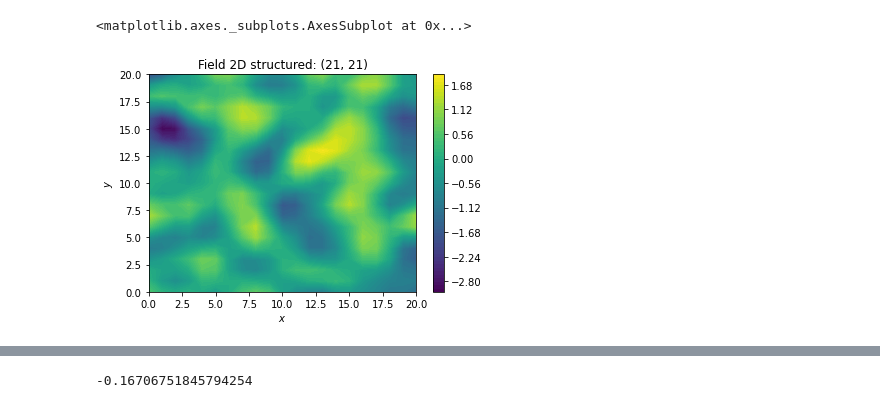
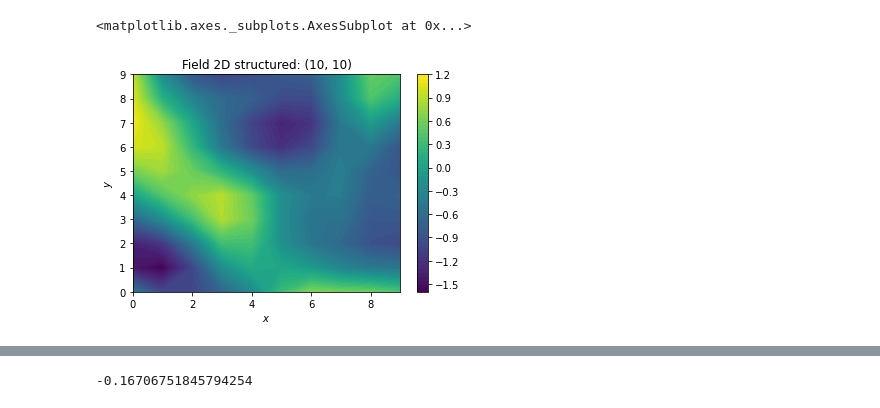
Before and after one commit to dbelivanis/Information-Theory-2, a Jupyter notebook: Multi_k/random_field.ipynb, the cells around one changed output, grey strips where cells are left out. Saved outputs shown, nothing was run; the diff lists cells and outputs as text; code cells hidden in the pictures.

```diff
--- a/Multi_k/random_field.ipynb
+++ b/Multi_k/random_field.ipynb
@@ -2,15 +2,18 @@
 import numpy as np
 import matplotlib.pyplot as plt
 import gstools as gs
+# %%
+N_x =10
+N_k = 256
 # %%
 # structured field with a size 100x100 and a grid-size of 1x1
-x = y = range(21)
+x = y = range(N_x)
 model = gs.Gaussian( dim=2, var=1, len_scale=2.06)
 srf = gs.SRF(model,mean=0,)
 srf((x, y), mesh_type='structured')
 srf.plot()
 # %% [output]
 <matplotlib.axes._subplots.AxesSubplot at 0x...>
-[figure, old version]
+[figure, new version]
 # %%
 fields = []
```
Also changed, not shown: parts of 5 cells of this notebook, 2 other files.
